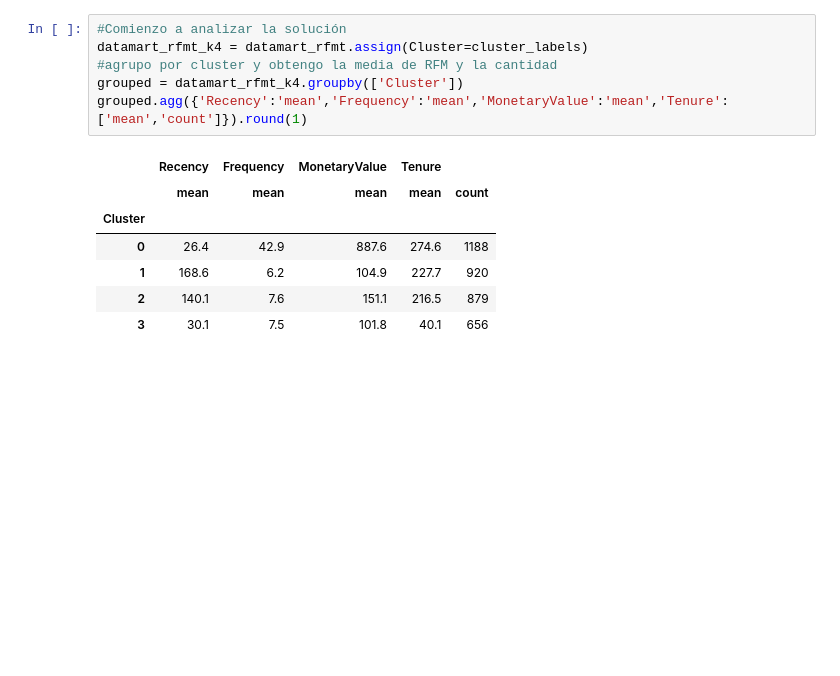
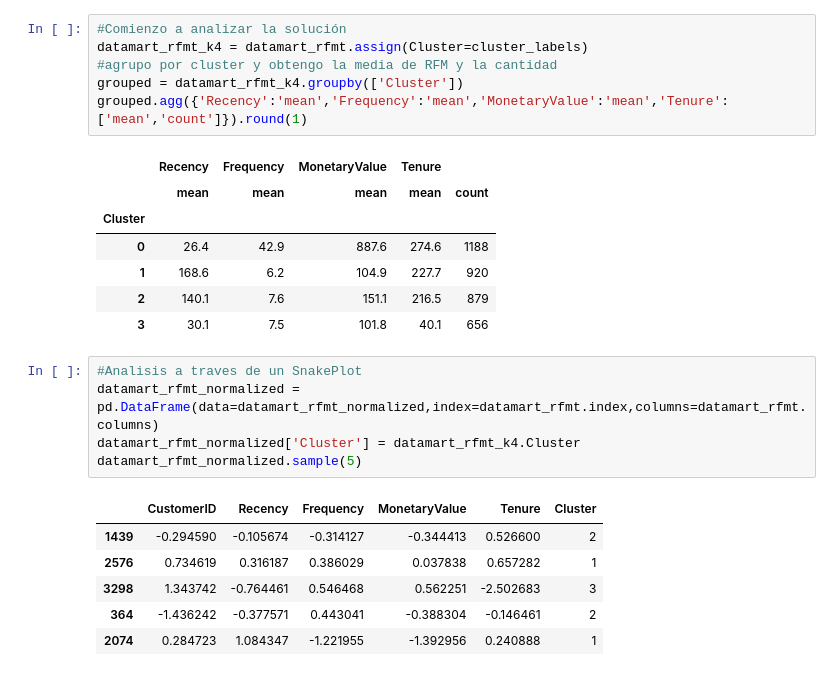
Before and after one commit to lucasnserra/CustomerSegmentation, a Jupyter notebook: End_to_end_Segmentation.ipynb, the cells around one changed output. Saved outputs shown, nothing was run; the diff lists cells and outputs as text; blank space fills up the shorter version.

```diff
--- a/End_to_end_Segmentation.ipynb
+++ b/End_to_end_Segmentation.ipynb
@@ -65,3 +65,15 @@ grouped.agg({'Recency':'mean','Frequency':'mean','MonetaryValue':'mean','Tenure'
 | 1 | 168.6 | 6.2 | 104.9 | 227.7 | 920 |
 | 2 | 140.1 | 7.6 | 151.1 | 216.5 | 879 |
 | 3 | 30.1 | 7.5 | 101.8 | 40.1 | 656 |
+# %%
+#Analisis a traves de un SnakePlot
+datamart_rfmt_normalized = pd.DataFrame(data=datamart_rfmt_normalized,index=datamart_rfmt.index,columns=datamart_rfmt.columns)
+datamart_rfmt_normalized['Cluster'] = datamart_rfmt_k4.Cluster
+datamart_rfmt_normalized.sample(5)
+# %% [output]
+|  | CustomerID | Recency | Frequency | MonetaryValue | Tenure | Cluster |
+| 1439 | -0.294590 | -0.105674 | -0.314127 | -0.344413 | 0.526600 | 2 |
+| 2576 | 0.734619 | 0.316187 | 0.386029 | 0.037838 | 0.657282 | 1 |
+| 3298 | 1.343742 | -0.764461 | 0.546468 | 0.562251 | -2.502683 | 3 |
+| 364 | -1.436242 | -0.377571 | 0.443041 | -0.388304 | -0.146461 | 2 |
+| 2074 | 0.284723 | 1.084347 | -1.221955 | -1.392956 | 0.240888 | 1 |
```
Also changed, not shown: parts of 4 cells of this notebook.
